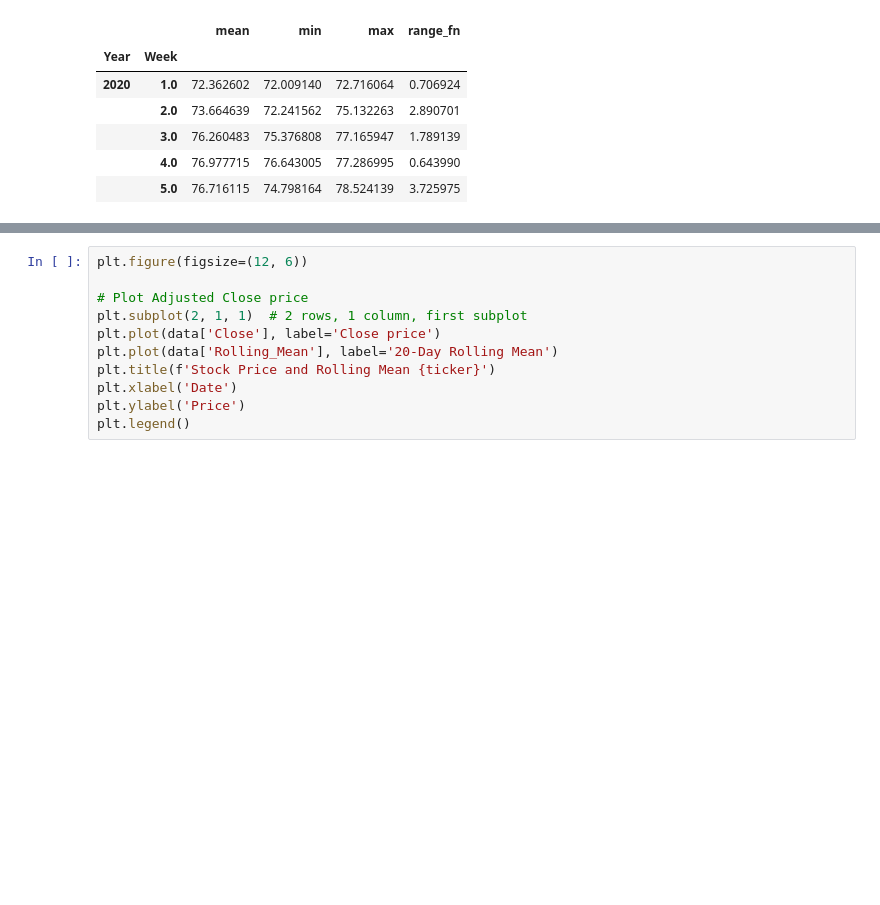
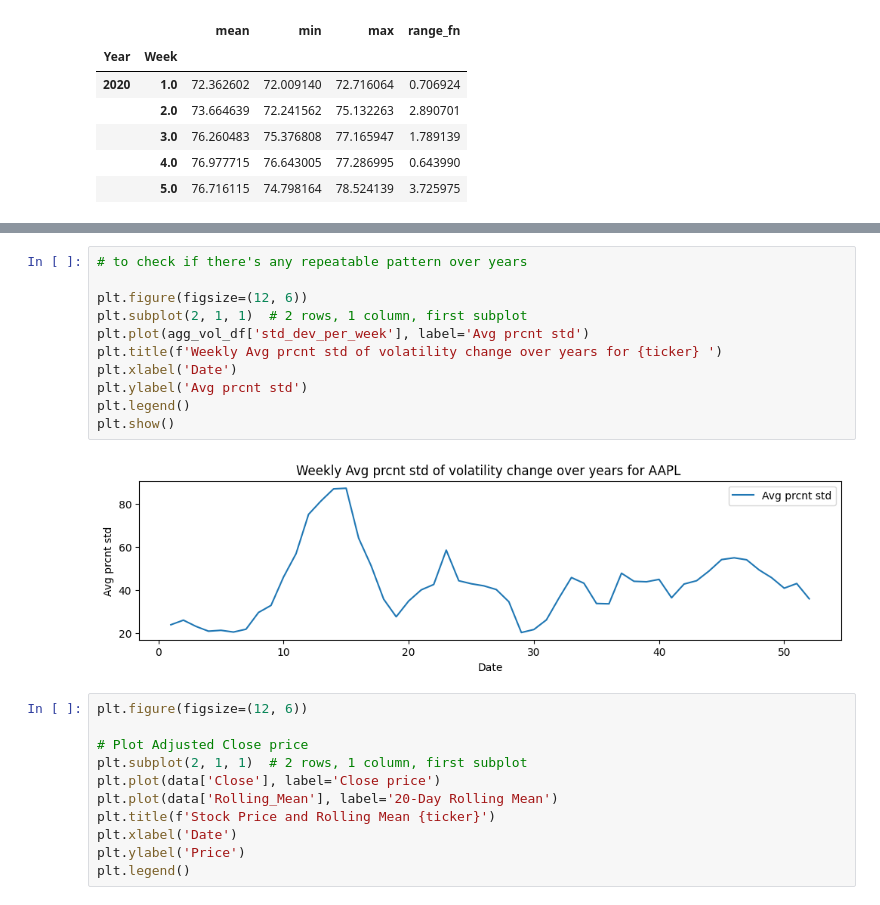
Before and after one commit to kgudalewski/Stocks_analysis, a Jupyter notebook: AAPL_stock_brief_analysis.ipynb, the cells around one changed output, grey strips where cells are left out. Saved outputs shown, nothing was run; the diff lists cells and outputs as text; blank space fills up the shorter version.

```diff
--- a/AAPL_stock_brief_analysis.ipynb
+++ b/AAPL_stock_brief_analysis.ipynb
@@ -161,3 +196,16 @@ dtype: float64
+# %%
+# to check if there's any repeatable pattern over years
+
+plt.figure(figsize=(12, 6))
+plt.subplot(2, 1, 1)  # 2 rows, 1 column, first subplot
+plt.plot(agg_vol_df['std_dev_per_week'], label='Avg prcnt std')
+plt.title(f'Weekly Avg prcnt std of volatility change over years for {ticker} ')
+plt.xlabel('Date')
+plt.ylabel('Avg prcnt std')
+plt.legend()
+plt.show()
+# %% [output]
+[figure, added]
 # %%
 plt.figure(figsize=(12, 6))
 
```
Also changed, not shown: parts of 7 cells of this notebook.
